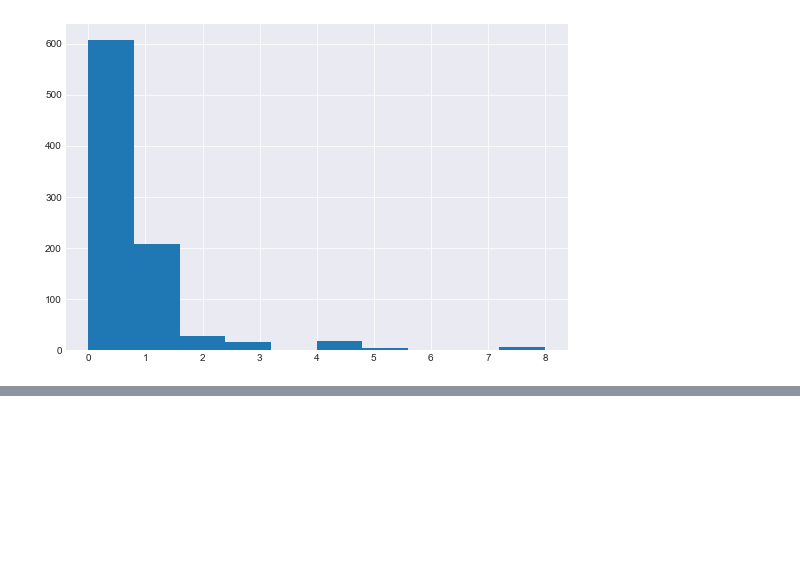
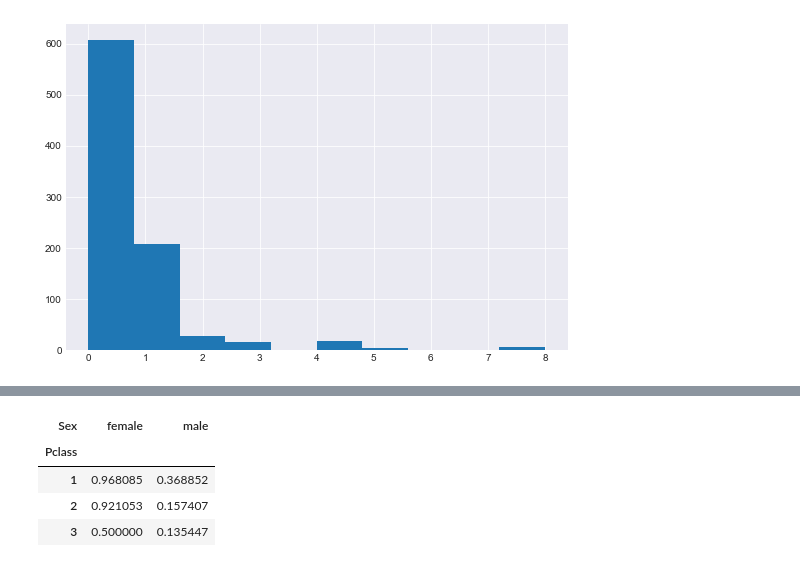
Before and after one commit to vikramsjn/Investigate-Titanic-Dataset, a Jupyter notebook: Analysis of Titanic Dataset.ipynb, the cells around one changed output, grey strips where cells are left out. Cells and saved outputs as stored; diff of their text form; code cells hidden in the pictures; blank space fills up the shorter version.

```diff
--- a/Analysis of Titanic Dataset.ipynb
+++ b/Analysis of Titanic Dataset.ipynb
@@ -738,3 +756,11 @@ titanic_df.head()
 | 3 | 1 | 3 | Heikkinen, Miss. Laina | female | 26.0 | 0 | 0 | STON/O2. 3101282 | 7.9250 | NaN | ... |
 | 4 | 1 | 1 | Futrelle, Mrs. Jacques Heath (Lil... | female | 35.0 | 1 | 0 | 113803 | 53.1000 | C123 | ... |
 | 5 | 0 | 3 | Allen, Mr. William Henry | male | 35.0 | 0 | 0 | 373450 | 8.0500 | NaN | ... |
+# %%
+titanic_df.pivot_table(index='Pclass', columns='Sex', values='Survived')
+# %% [output]
+| Sex | female | male |
+| Pclass |  |  |
+| 1 | 0.968085 | 0.368852 |
+| 2 | 0.921053 | 0.157407 |
+| 3 | 0.500000 | 0.135447 |
```
Also changed, not shown: parts of 14 cells of this notebook.
